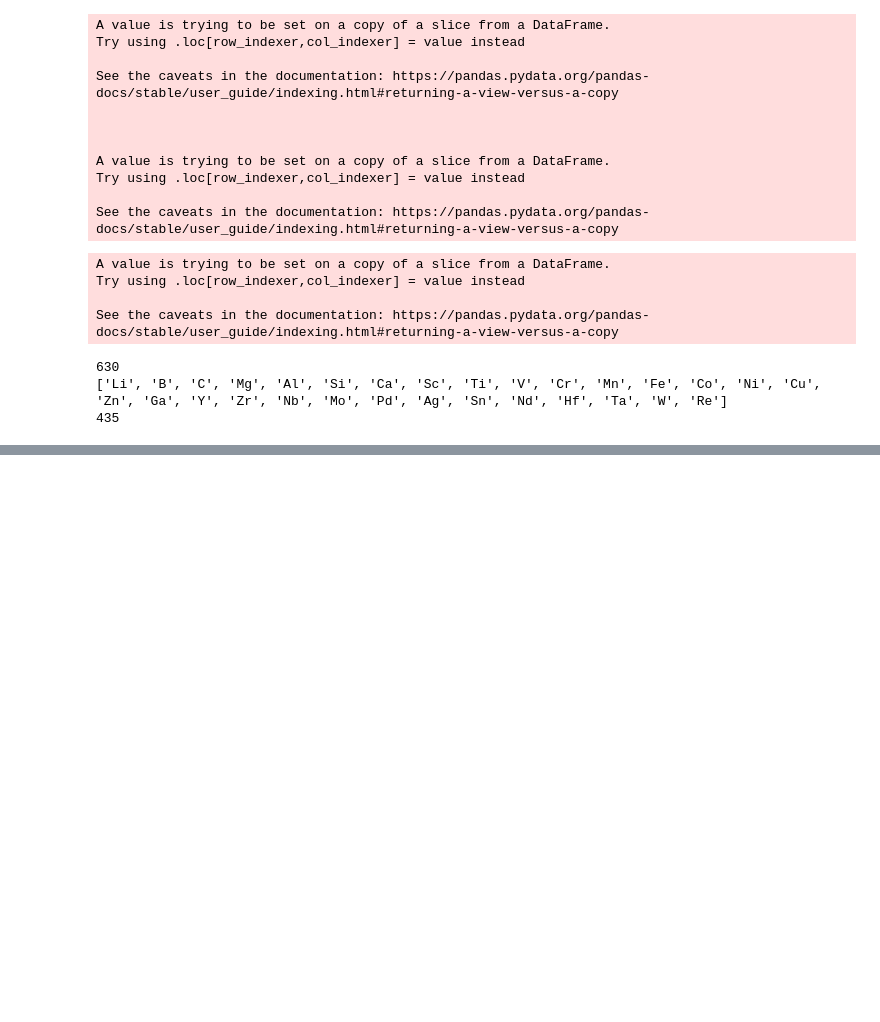
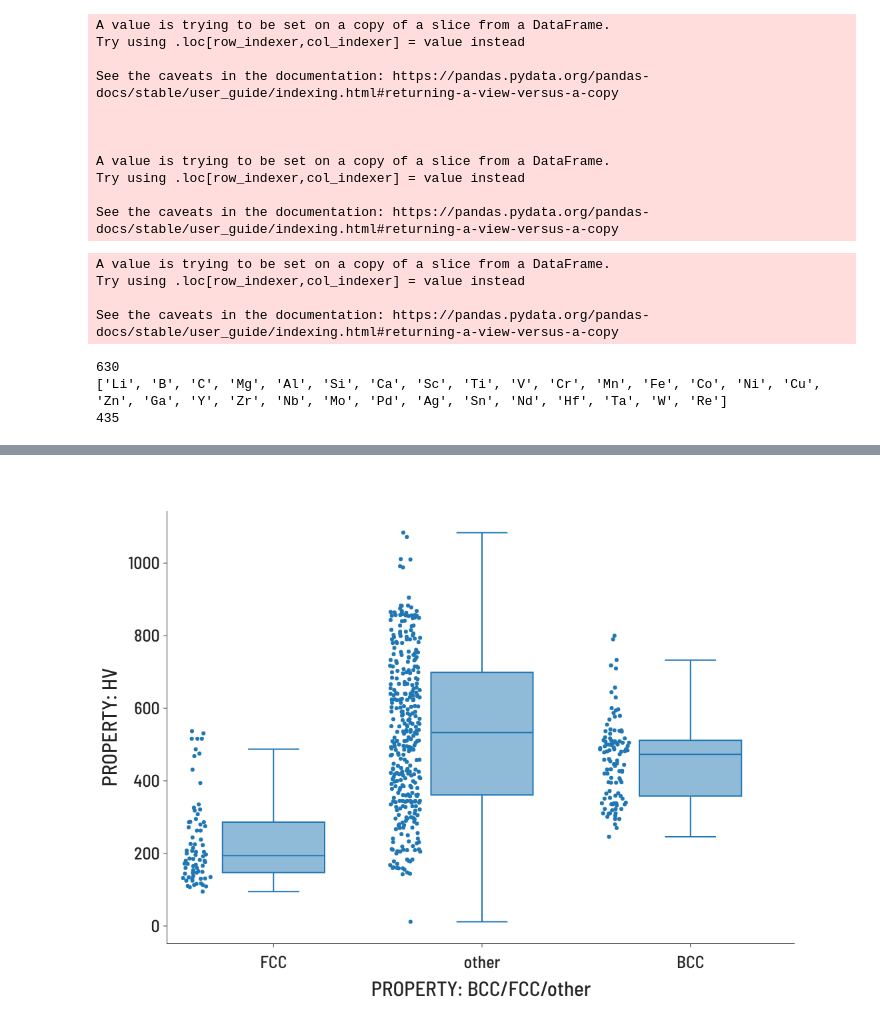
Before and after one commit to CitrineInformatics/MPEA_dataset, a Jupyter notebook: get_figures.ipynb, the cells around one changed output, grey strips where cells are left out. Cells and saved outputs as stored; diff of their text form; code cells hidden in the pictures; blank space fills up the shorter version.

```diff
--- a/get_figures.ipynb
+++ b/get_figures.ipynb
@@ -328,5 +328,6 @@ df = pd.read_csv('tests/data_with_added_errors/MPEA_dataset_with_fig4_error.csv'
 fig = px.box(df, x='PROPERTY: BCC/FCC/other', y='PROPERTY: HV', points='all', hover_name='FORMULA', hover_data=['REFERENCE: doi'])
 fig.update_layout(width=800, height=800)
 fig.update_layout(font=dict(family="Barlow Semi Condensed", size=26))
-#fig.show()
-fig.write_image("figures/boxplot.pdf")
+fig.show()
+fig.write_image("figures/boxplot.eps")
+# %% [output]
@@ -332,0 +335 @@ fig.write_image("figures/boxplot.pdf")
+[figure, added]
```
Also changed, not shown: parts of 1 cell of this notebook, 9 other files.
